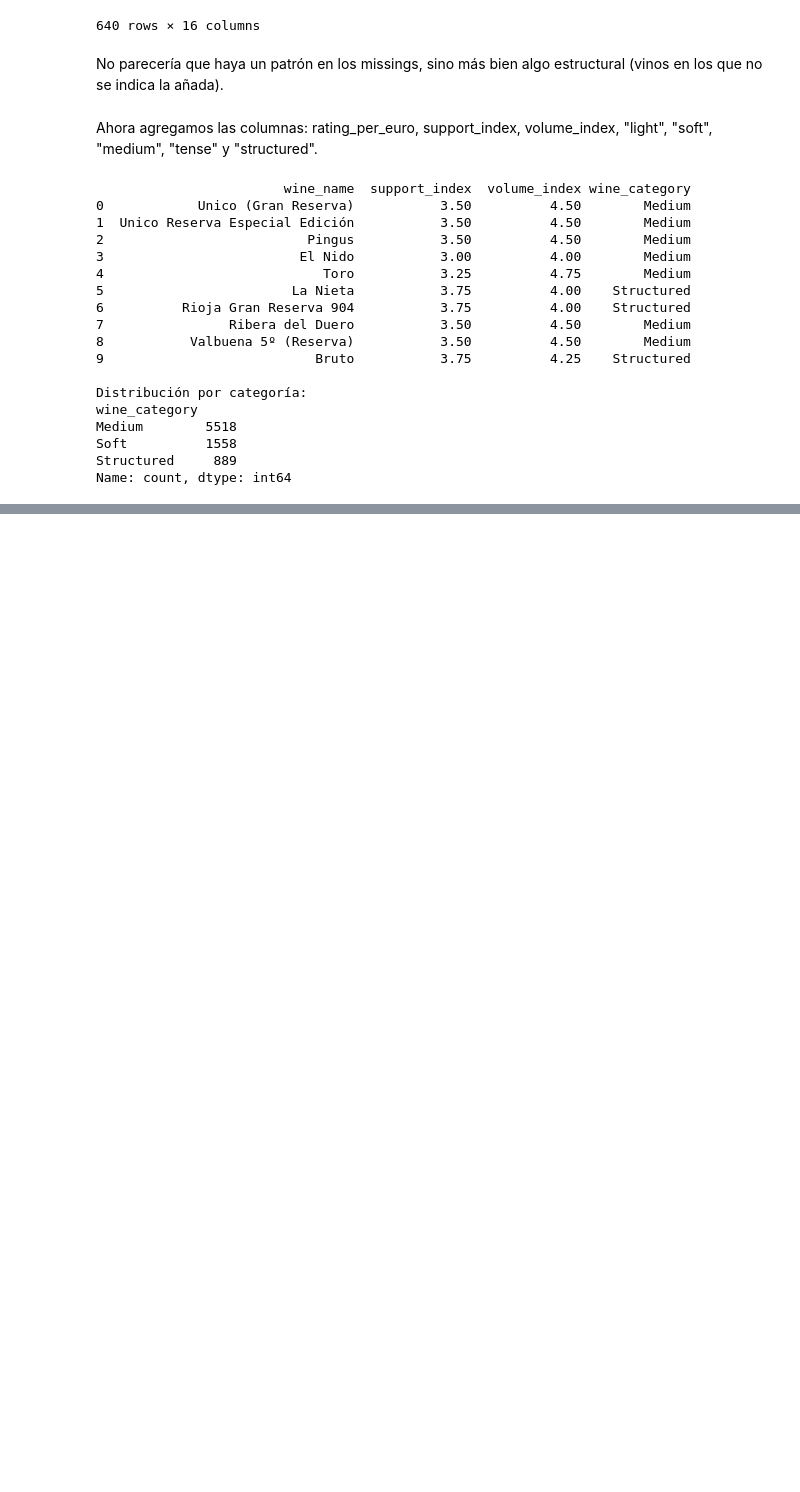
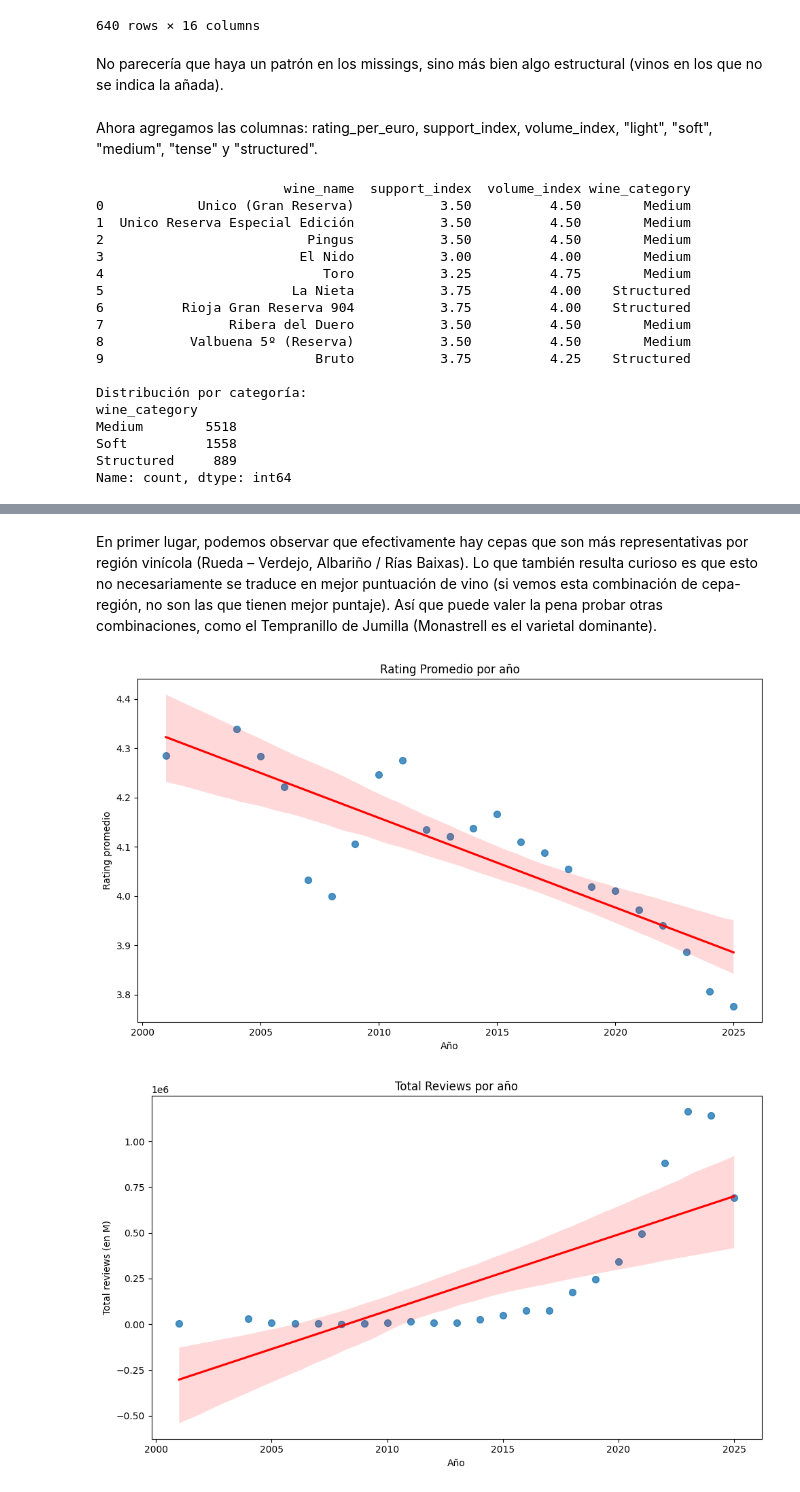
Before and after one commit to Joteiro/Primer-Proyecto-JT, a Jupyter notebook: eda.ipynb, the cells around one changed output, grey strips where cells are left out. Saved outputs shown, nothing was run; the diff lists cells and outputs as text; code cells hidden in the pictures; blank space fills up the shorter version.

```diff
--- a/eda.ipynb
+++ b/eda.ipynb
@@ -625,0 +705,62 @@ Name: count, dtype: int64
+# %% [markdown]
+En primer lugar, podemos observar que efectivamente hay cepas que son más representativas por región vinícola (Rueda – Verdejo, Albariño / Rías Baixas).
+Lo que también resulta curioso es que esto no necesariamente se traduce en mejor puntuación de vino (si vemos esta combinación de cepa-región, no son las que tienen mejor puntaje). Así que puede valer la pena probar otras combinaciones, como el Tempranillo de Jumilla (Monastrell es el varietal dominante).
+# %%
+# ==========================================
+# 1️⃣ Agregación por año
+# ==========================================
+year_stats = (
+    df.groupby("year")
+      .agg(
+          avg_rating=("rating", "mean"),
+          total_reviews=("num_reviews", "sum"),
+          n_wines=("wine_id", "count")
+      )
+      .reset_index()
+)
+
+# ==========================================
+# 2️⃣ Filtrar años con al menos 5 vinos
+# ==========================================
+year_stats = year_stats[year_stats["n_wines"] >= 5]
+
+# ==========================================
+# 3️⃣ Scatter 1: Año vs Rating promedio
+# ==========================================
+plt.figure(figsize=(10, 6))
+
+sns.regplot(
+    data=year_stats,
+    x="year",
+    y="avg_rating",
+    scatter_kws={"s": 50},
+    line_kws={"color": "red"}
+)
+
+plt.title("Rating Promedio por año")
+plt.xlabel("Año")
+plt.ylabel("Rating promedio")
+plt.tight_layout()
+plt.show()
+
+# ==========================================
+# 4️⃣ Scatter 2: Año vs Total Reviews
+# ==========================================
+plt.figure(figsize=(10, 6))
+
+sns.regplot(
+    data=year_stats,
+    x="year",
+    y="total_reviews",
+    scatter_kws={"s": 50},
+    line_kws={"color": "red"}
+)
+
+plt.title("Total Reviews por año")
+plt.xlabel("Año")
+plt.ylabel("Total reviews (en M)")
+plt.tight_layout()
+plt.show()
+# %% [output]
+[figure, added]
+[figure, added]
```
Also changed, not shown: parts of 14 cells of this notebook, 6 other files.
